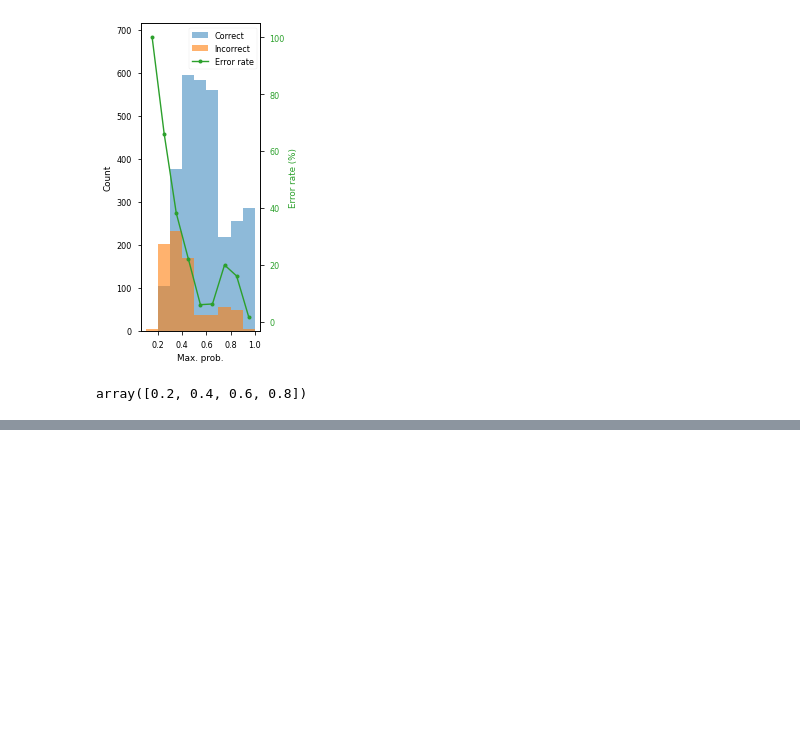
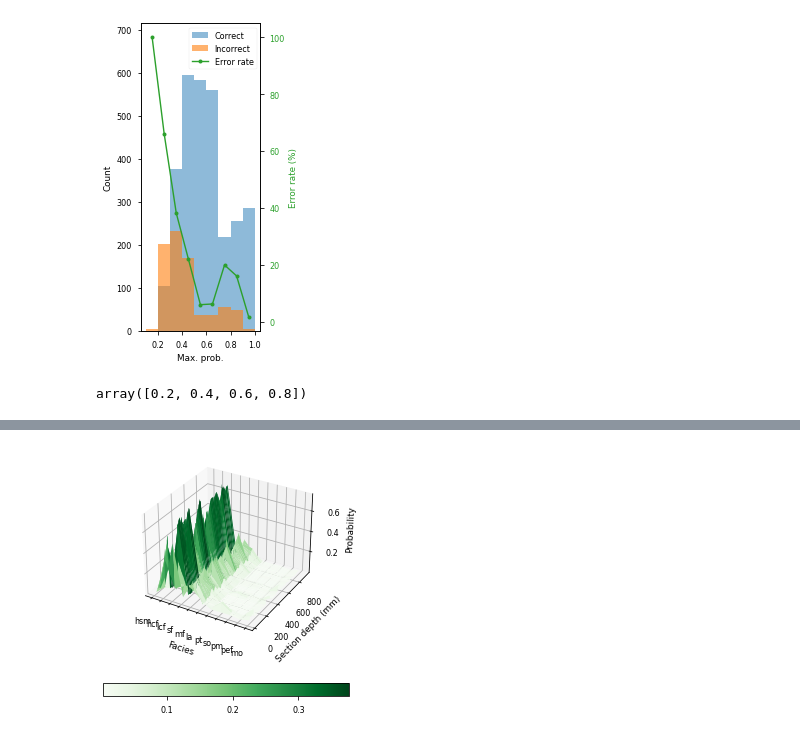
Before and after one commit to dispink/WASA-faciesXRF, a Jupyter notebook: prepare_paper_02.ipynb, the cells around one changed output, grey strips where cells are left out. Drawn from its saved outputs; the diff is of its cells as text; code cells hidden in the pictures; blank space fills up the shorter version.

```diff
--- a/prepare_paper_02.ipynb
+++ b/prepare_paper_02.ipynb
@@ -557,0 +662,17 @@ array([0.2, 0.4, 0.6, 0.8])
+# %%
+X, Y = np.meshgrid(range(len(Facies)), compile_df.loc[compile_df.core_section == core_section, 'section_depth_mm'])
+
+fig, ax = plt.subplots(figsize=(6.3, 5), subplot_kw={"projection": "3d"})
+surf = ax.plot_surface(X, Y, Z, cmap='Greens',
+                       linewidth=0, antialiased=True)
+ax.set_xticks(range(len(Facies)))
+ax.set_xticklabels(Facies)
+ax.set_xlabel('Facies')
+
+ax.set_ylabel('Section depth (mm)')
+ax.set_zlabel('Probability')
+
+fig.colorbar(surf, shrink=.7, ticks=[0, .1, .2, .3], orientation='horizontal')
+fig.savefig('results/r_prob_roll+lr_{}_2_{}.png'.format(core_section, date))
+# %% [output]
+[figure, added]
```
Also changed, not shown: parts of 17 cells of this notebook.
